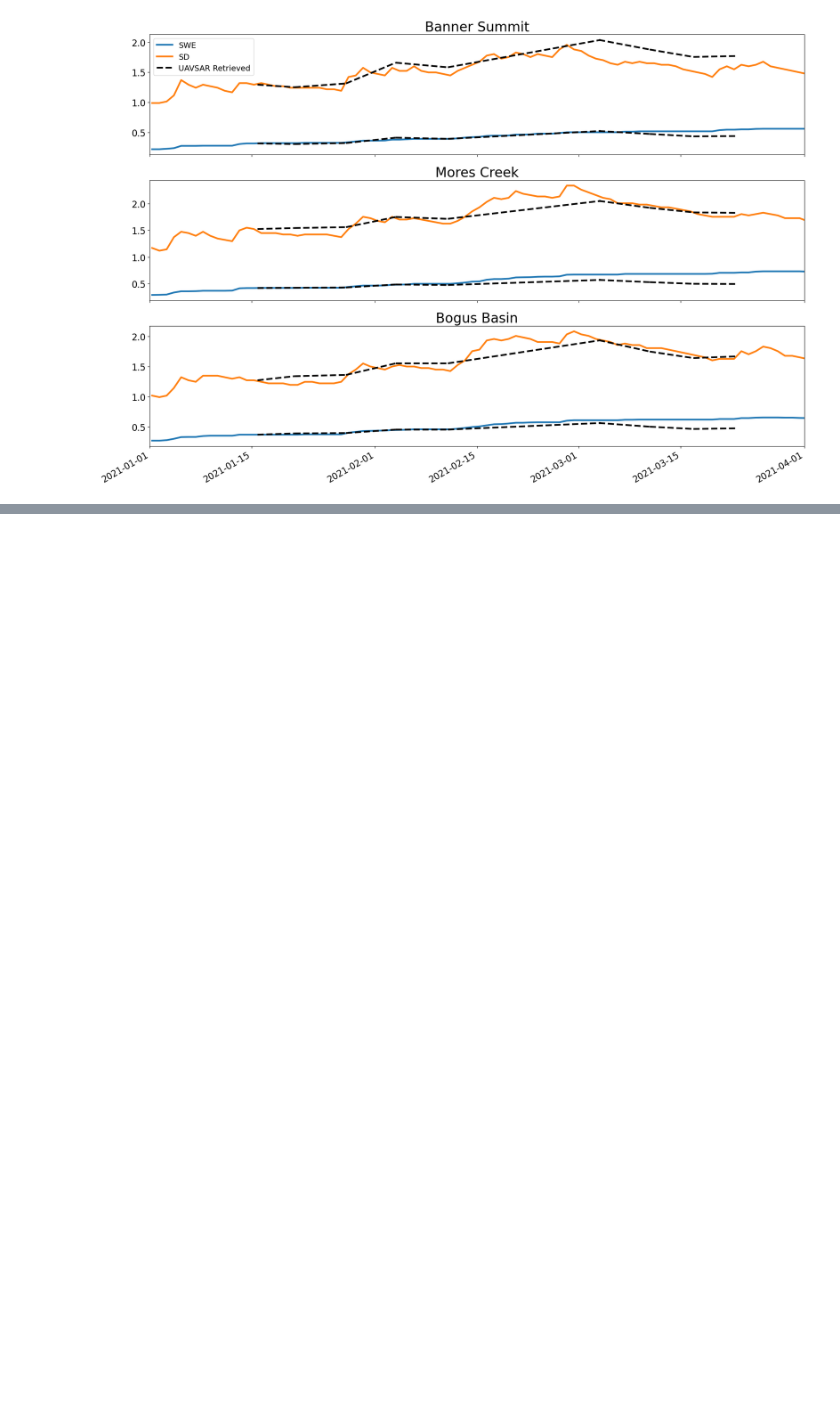
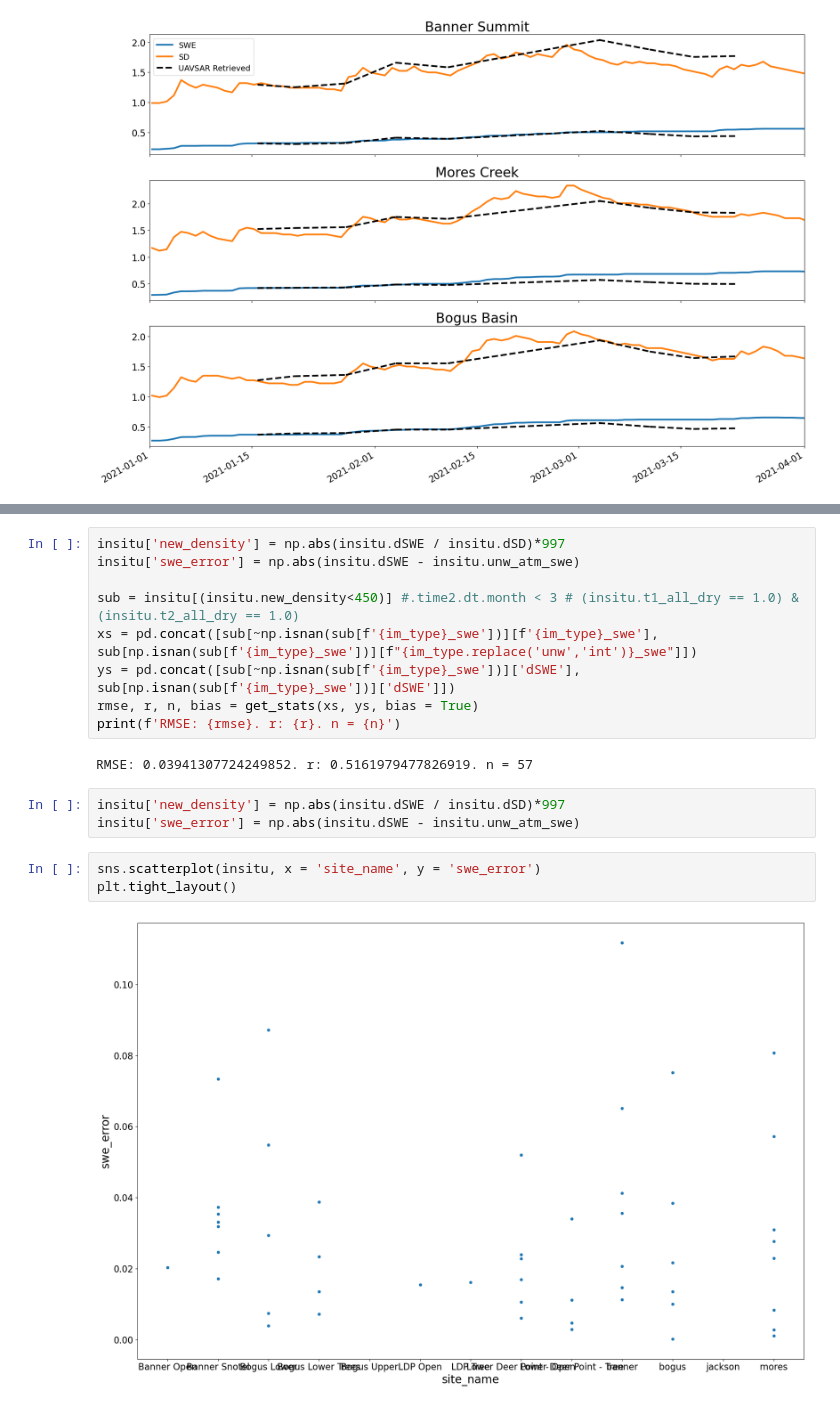
Before and after one commit to ZachHoppinen/uavsar-validation, a Jupyter notebook: src/compare/insitu/insitu_main.ipynb, the cells around one changed output, grey strips where cells are left out. Saved outputs shown, nothing was run; the diff lists cells and outputs as text; blank space fills up the shorter version.

```diff
--- a/src/compare/insitu/insitu_main.ipynb
+++ b/src/compare/insitu/insitu_main.ipynb
@@ -258,0 +195,19 @@ plt.savefig(fig_dir.joinpath('snotel_swe_sd_ts_v2.png'))
+# %%
+insitu['new_density'] = np.abs(insitu.dSWE / insitu.dSD)*997
+insitu['swe_error'] = np.abs(insitu.dSWE - insitu.unw_atm_swe)
+
+sub = insitu[(insitu.new_density<450)] #.time2.dt.month < 3 # (insitu.t1_all_dry == 1.0) & (insitu.t2_all_dry == 1.0)
+xs = pd.concat([sub[~np.isnan(sub[f'{im_type}_swe'])][f'{im_type}_swe'], sub[np.isnan(sub[f'{im_type}_swe'])][f"{im_type.replace('unw','int')}_swe"]])
+ys = pd.concat([sub[~np.isnan(sub[f'{im_type}_swe'])]['dSWE'], sub[np.isnan(sub[f'{im_type}_swe'])]['dSWE']])
+rmse, r, n, bias = get_stats(xs, ys, bias = True)
+print(f'RMSE: {rmse}. r: {r}. n = {n}')
+# %% [output]
+RMSE: 0.03941307724249852. r: 0.5161979477826919. n = 57
+# %%
+insitu['new_density'] = np.abs(insitu.dSWE / insitu.dSD)*997
+insitu['swe_error'] = np.abs(insitu.dSWE - insitu.unw_atm_swe)
+# %%
+sns.scatterplot(insitu, x = 'site_name', y = 'swe_error')
+plt.tight_layout()
+# %% [output]
+[figure, added]
```
Also changed, not shown: parts of 5 cells of this notebook, 1 other file.
